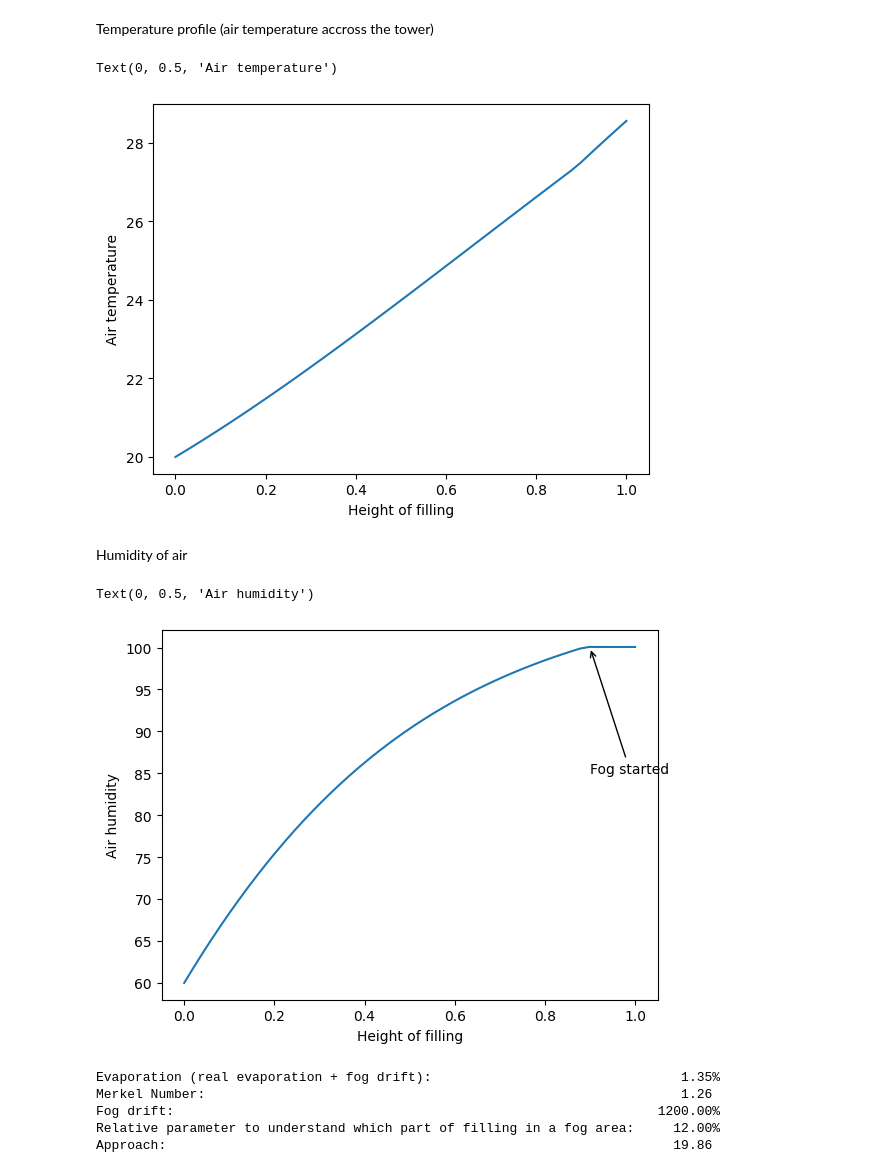
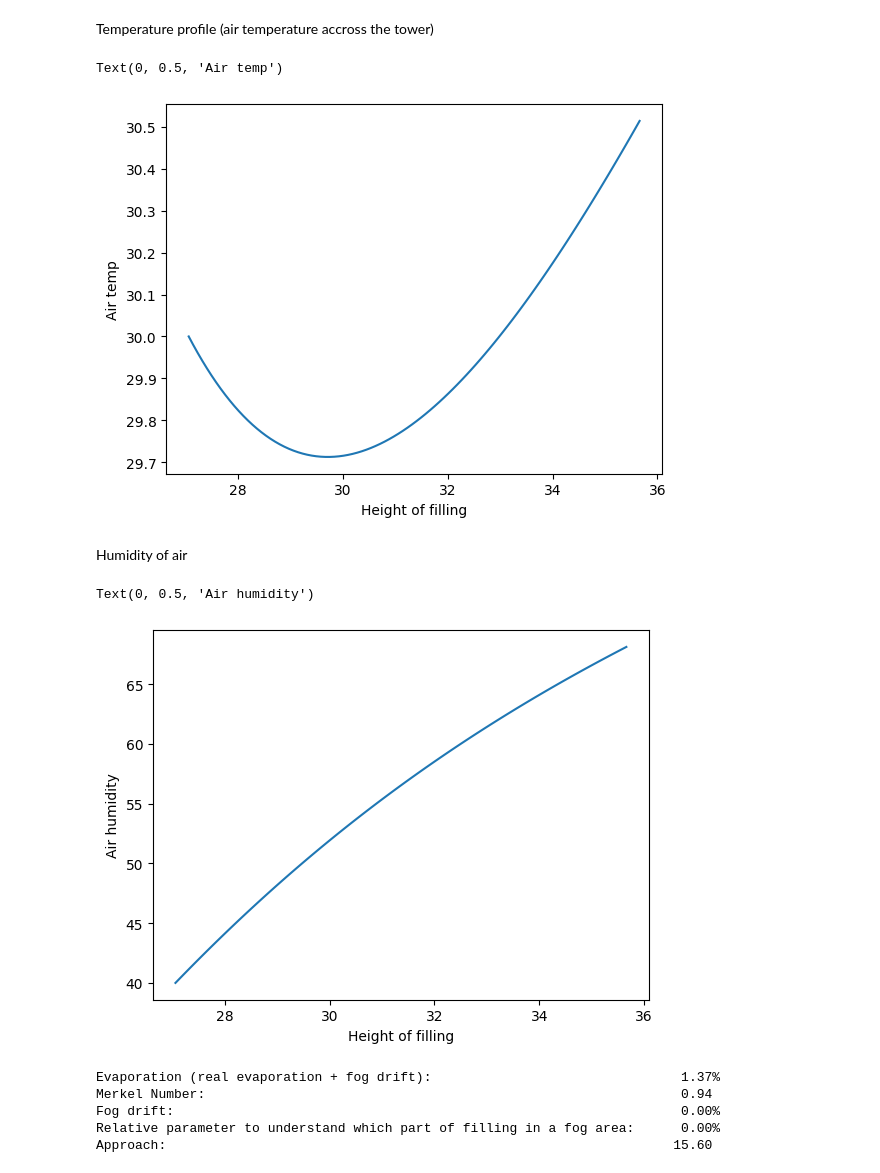
Before and after one commit to fscontrol/water_calc, a Jupyter notebook: poppe.ipynb, the cells around one changed output. Saved outputs shown, nothing was run; the diff lists cells and outputs as text; code cells hidden in the pictures.

Commit message:
release: v0.3 fixed bugs poppe.ipynb rewrited

```diff
--- a/poppe.ipynb
+++ b/poppe.ipynb
@@ -180,0 +120,8 @@ ValueError: Poppe solver failed: Dry bulb temperature must be in range [-100, 20
+# %%
+#create water_in and water_out objects, particular values are not important
+water_in = WaterFlow(temp=40)
+water_out = WaterFlow(temp=30)
+#create air according input data
+air = AirFlow(temp=30, rh=0.4)
+#check wet bulb
+print(f"{air.calc_wet_bulb_temperature():.2f}")
@@ -180,0 +130,10 @@ ValueError: Poppe solver failed: Dry bulb temperature must be in range [-100, 20
+# %%
+#20MW is how many MJ per hour
+power = (Q_(20, u.megawatt) * Q_(1, u.hour)).to(u.joule).magnitude
+#get water specific heat
+cp = water_in.calc_specific_heat().magnitude
+water_flow = 2000.0 #t/h
+#target delta temp
+delta_temp = power/cp/(water_flow*1000.0)
+lg_ratio = 1.0
+print(f"delta temp = {delta_temp:.2f} water flow = {water_flow:.2f} LG = {lg_ratio:.3f}")
@@ -180,0 +142,2 @@ ValueError: Poppe solver failed: Dry bulb temperature must be in range [-100, 20
+# %%
+psolver = PoppeSolver(air_in=air, water_in=water_in,water_out=water_out, lg_ratio=lg_ratio, C=1.0, n=0.6)
@@ -183,42 +169,39 @@ ValueError: Poppe solver failed: Dry bulb temperature must be in range [-100, 20
 # %% [markdown]
 Temperature profile (air temperature accross the tower)
 # %%
-x = (solver.profiles["water_temp_c"] - solver.profiles["water_temp_c"].min())/(solver.profiles["water_temp_c"].max() - solver.profiles["water_temp_c"].min())
-y = solver.profiles["air_temp_c"]
+psolver.water_in.temp = 35.66
+psolver.water_out.temp=27.06
+psolver.lg_ratio = 0.6
+me = psolver.solve()
+df = psolver.profiles
+x = df["water_temp_c"]
+y = df["air_temp_c"]
 plt.plot(x, y)
 plt.xlabel("Height of filling")
-plt.ylabel("Air temperature")
+plt.ylabel("Air temp")
 # %% [output]
-Text(0, 0.5, 'Air temperature')
+Text(0, 0.5, 'Air temp')
-[figure, old version]
+[figure, new version]
 # %% [markdown]
 Humidity of air
 # %%
-y = solver.profiles["air_rh_perc"]
+y = df["air_rh_perc"]
 plt.plot(x, y)
-plt.xlabel("Height of filling")
-plt.annotate(
-    "Fog started",
-    xy=(0.9, 100),
-    xycoords="data",
-    xytext=(0.9, 85),
-    textcoords="data",
-    arrowprops=dict(arrowstyle="->")
-)
+plt.xlabel("Height of filling")parameterparameter
 plt.ylabel("Air humidity")
 # %% [output]
 Text(0, 0.5, 'Air humidity')
-[figure, old version]
+[figure, new version]
 # %%
 width = 70
-print(f"{'Evaporation (real evaporation + fog drift):':<{width}} {solver.evaporation*100:>8.2f}%")
+print(f"{'Evaporation (real evaporation + fog drift):':<{width}} {psolver.evaporation*100:>8.2f}%")
 print(f"{'Merkel Number:':<{width}} {me:>8.2f}")
-print(f"{'Fog drift:':<{width}} {solver.fog_force*100:>8.2f}%")
-print(f"{'Relative parameter to understand which part of filling in a fog area:':<{width}} {solver.fog_force:>8.2f}%")
-print(f"{'Approach:':<{width}} {solver.water_in.temp - solver.air_in.wet_bulb_temperature():>8.2f}")
+print(f"{'Fog drift:':<{width}} {psolver.fog_force*100:>8.2f}%")
+print(f"{'Relative parameter to understand which part of filling in a fog area:':<{width}} {psolver.fog_force:>8.2f}%")
+print(f"{'Approach:':<{width}} {psolver.water_in.temp - psolver.air_in.wet_bulb_temperature():>8.2f}")
 # %% [output]
-Evaporation (real evaporation + fog drift):                                1.35%
-Merkel Number:                                                             1.26
-Fog drift:                                                              1200.00%
-Relative parameter to understand which part of filling in a fog area:     12.00%
-Approach:                                                                 19.86
+Evaporation (real evaporation + fog drift):                                1.37%
+Merkel Number:                                                             0.94
+Fog drift:                                                                 0.00%
+Relative parameter to understand which part of filling in a fog area:      0.00%
+Approach:                                                                 15.60
```
Also changed, not shown: parts of 19 cells of this notebook, 9 other files.
